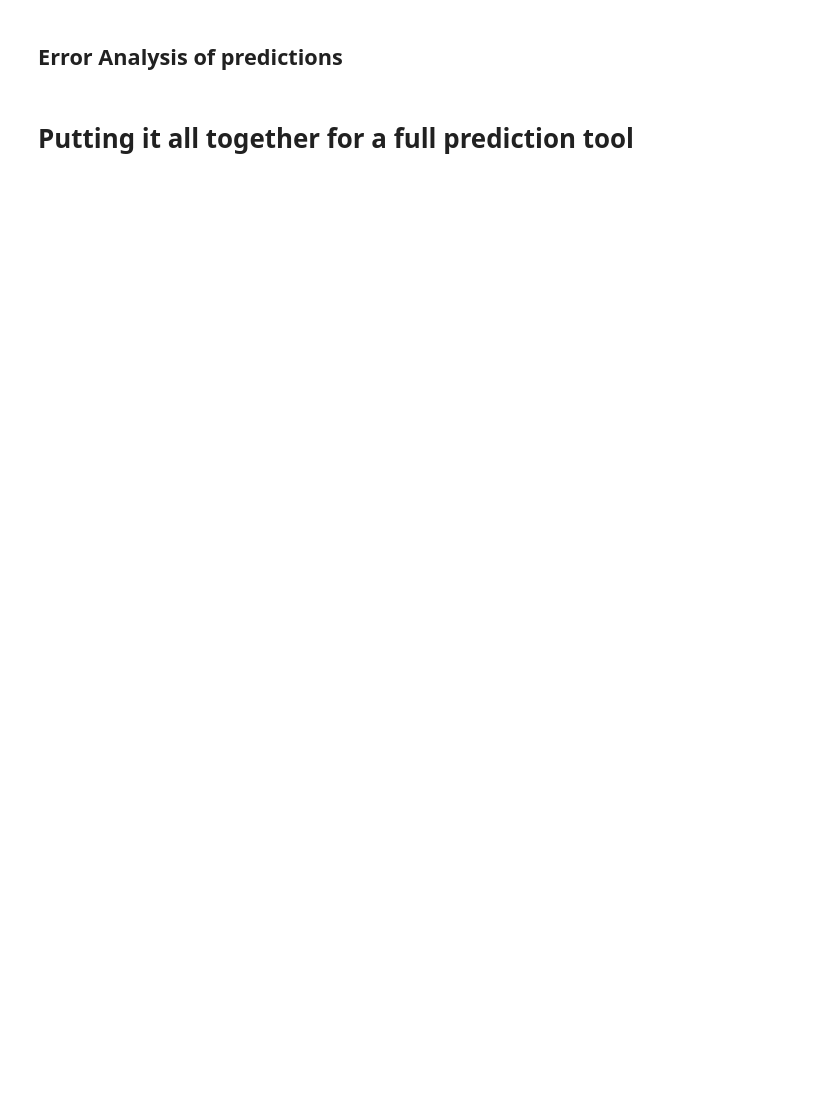
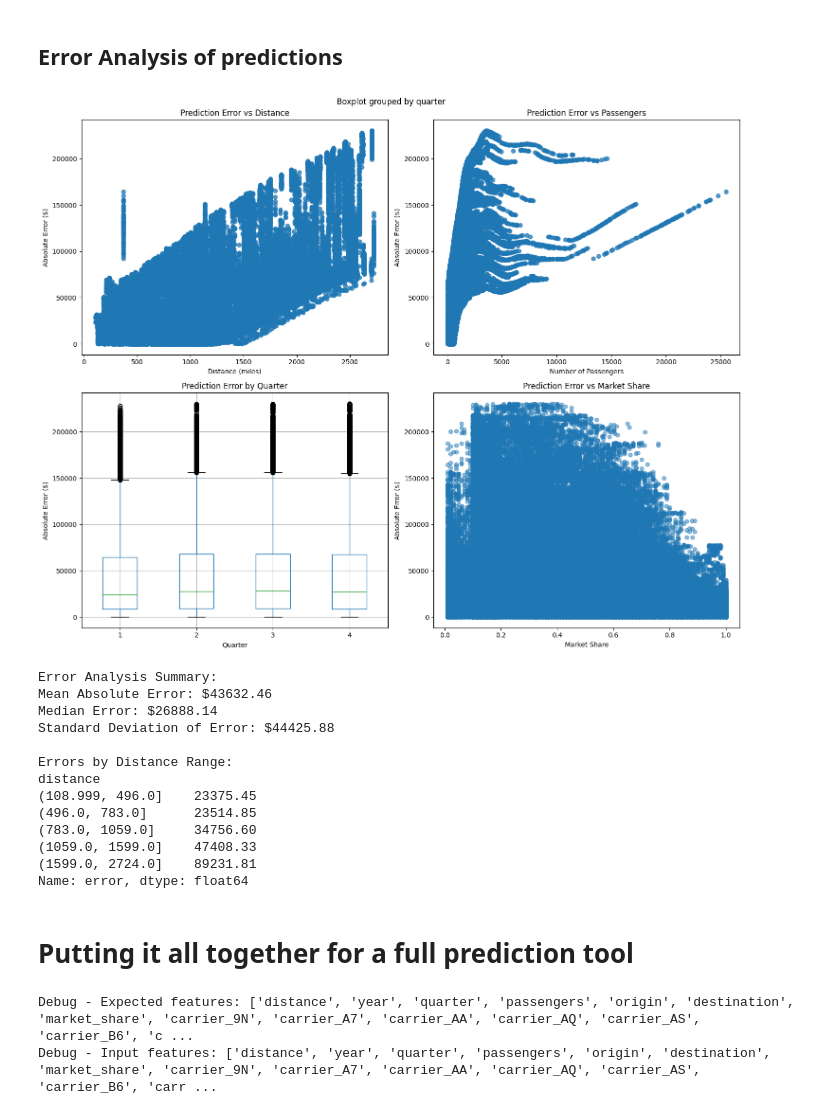
Before and after one commit to devinar25/flight-data-proj, a Jupyter notebook: main.ipynb, the cells around one changed output. Saved outputs shown, nothing was run; the diff lists cells and outputs as text; code cells hidden in the pictures; blank space fills up the shorter version.

```diff
--- a/main.ipynb
+++ b/main.ipynb
@@ -1104,34 +1179,49 @@ def analyze_prediction_errors(model, X, y):
 
     # 3. Error by Quarter
     error_df.boxplot(column='error', by='quarter', ax=axes[1,0])
     axes[1,0].set_title('Prediction Error by Quarter')
     axes[1,0].set_xlabel('Quarter')
     axes[1,0].set_ylabel('Absolute Error ($)')
 
     # 4. Error vs Market Share
     axes[1,1].scatter(error_df['market_share'], error_df['error'], alpha=0.5)
     axes[1,1].set_title('Prediction Error vs Market Share')
     axes[1,1].set_xlabel('Market Share')
     axes[1,1].set_ylabel('Absolute Error ($)')
 
     plt.tight_layout()
     plt.show()
 
     # Print summary statistics
     print("\nError Analysis Summary:")
     print(f"Mean Absolute Error: ${error_df['error'].mean():.2f}")
     print(f"Median Error: ${error_df['error'].median():.2f}")
     print(f"Standard Deviation of Error: ${error_df['error'].std():.2f}")
 
     # Analyze errors by distance ranges
     distance_bins = pd.qcut(error_df['distance'], q=5)
     print("\nErrors by Distance Range:")
     print(error_df.groupby(distance_bins)['error'].mean().round(2))
 
     return error_df
 
 # Run the analysis
-error_analysis = analyze_prediction_errors(model, X, y)
+error_analysis = analyze_prediction_errors(nn_model, X, y)
+# %% [output]
+[figure, added]
+Error Analysis Summary:
+Mean Absolute Error: $43632.46
+Median Error: $26888.14
+Standard Deviation of Error: $44425.88
+
+Errors by Distance Range:
+distance
+(108.999, 496.0]    23375.45
+(496.0, 783.0]      23514.85
+(783.0, 1059.0]     34756.60
+(1059.0, 1599.0]    47408.33
+(1599.0, 2724.0]    89231.81
+Name: error, dtype: float64
 # %% [markdown]
 # Putting it all together for a full prediction tool
 # %%
@@ -1187,7 +1277,7 @@ predictions = predict_airfare(
     quarter=4,
     passengers=100,
     carrier="F9",
-    rf_model=model,
+    rf_model=rf_model,
     nn_model=nn_model,
     feature_scaler=feature_scaler,
     origin_encoder=origin_encoder,
@@ -1197,5 +1287,8 @@ predictions = predict_airfare(
     carriers_df=carriers_df,
     feature_order=feature_order
 )
+# %% [output]
+Debug - Expected features: ['distance', 'year', 'quarter', 'passengers', 'origin', 'destination', 'market_share', 'carrier_9N', 'carrier_A7', 'carrier_AA', 'carrier_AQ', 'carrier_AS', 'carrier_B6', 'c ...
+Debug - Input features: ['distance', 'year', 'quarter', 'passengers', 'origin', 'destination', 'market_share', 'carrier_9N', 'carrier_A7', 'carrier_AA', 'carrier_AQ', 'carrier_AS', 'carrier_B6', 'carr ...
 # %%
 print(predictions)
```
Also changed, not shown: parts of 18 cells of this notebook.
